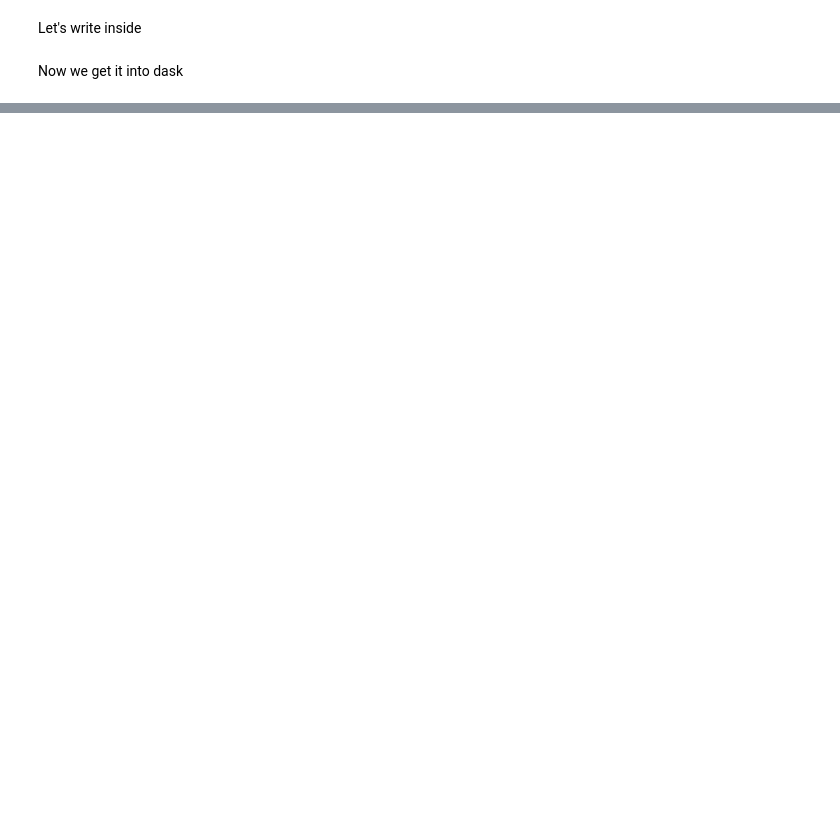
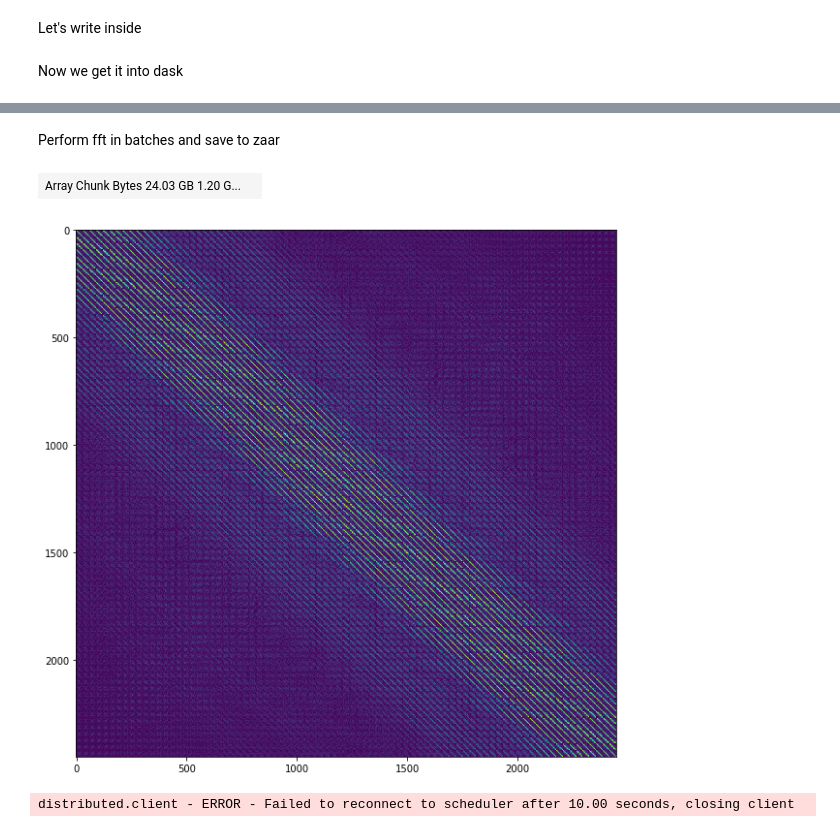
Before and after one commit to PyLops/pylops_notebooks, a Jupyter notebook: developement-distributed/Zarr.ipynb, the cells around one changed output, grey strips where cells are left out. Cells and saved outputs as stored; diff of their text form; code cells hidden in the pictures; blank space fills up the shorter version.

```diff
--- a/developement-distributed/Zarr.ipynb
+++ b/developement-distributed/Zarr.ipynb
@@ -111,0 +127,2 @@ array([[[-1.29722250e-02],
+# %% [markdown]
+Perform fft in batches and save to zaar
@@ -111,0 +143,12 @@ array([[[-1.29722250e-02],
+# %%
+Rda = da.from_zarr(os.environ["STORE_PATH"]+'Marchenko3D/input3D.zarr')
+Rda
+# %% [output]
+| Array Chunk Bytes 24.03 GB 1.20 G... |  |
+# %%
+plt.figure(figsize=(10, 10))
+plt.imshow(np.abs(Rda[100].compute()))
+plt.axis('tight');
+# %% [output]
+[figure, added]
+distributed.client - ERROR - Failed to reconnect to scheduler after 10.00 seconds, closing client
```
Also changed, not shown: parts of 23 cells of this notebook, 2 other files.
